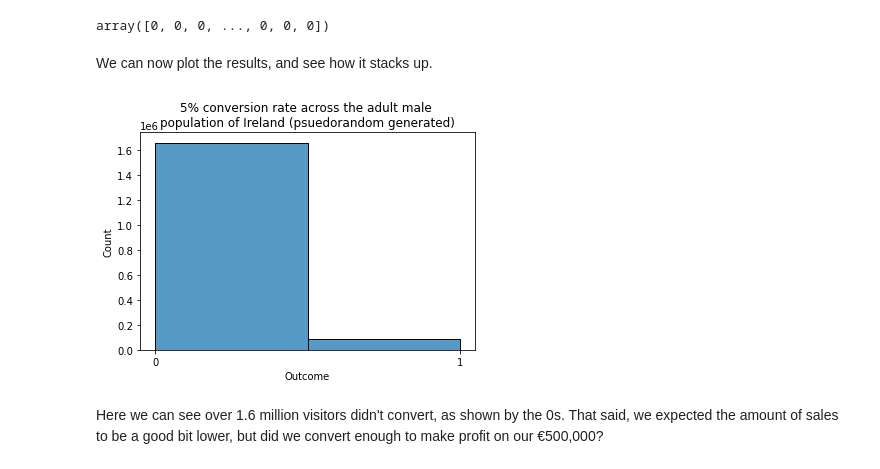
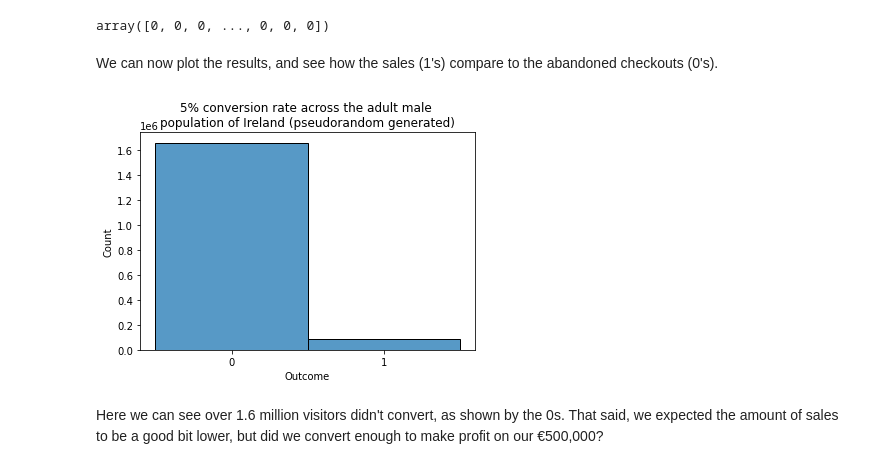
Before and after one commit to OtherBrian/pda-np.random, a Jupyter notebook: Numpy.Random.ipynb, the cells around one changed output. Saved outputs shown, nothing was run; the diff lists cells and outputs as text; code cells hidden in the pictures.

```diff
--- a/Numpy.Random.ipynb
+++ b/Numpy.Random.ipynb
@@ -1063,14 +1062,14 @@ socks_ireland
 # %% [output]
 array([0, 0, 0, ..., 0, 0, 0])
 # %% [markdown]
-We can now plot the results, and see how it stacks up.
+We can now plot the results, and see how the sales (1's) compare to the abandoned checkouts (0's).
-# %%
-ax = sns.histplot(socks_ireland, bins = 2)
-ax.set_xticks([0, 1])
-ax.set(xlabel='Outcome', ylabel='Count')
-ax.set_title("5% conversion rate across the adult male \npopulation of Ireland (pseudorandom generated)");
-# %% [output]
-[figure, removed]
+# %%
+#Setting the hist_plotting function to the variable "ax" so that I can tidy up the x axis.
+ax = hist_plotting(socks_ireland, 'Outcome', 'Count', "5% conversion rate across the adult male \npopulation of Ireland (pseudorandom generated)", discrete=True)
+
+ax.set_xticks([0, 1]);
+# %% [output]
+[figure, added]
 # %% [markdown]
 Here we can see over 1.6 million visitors didn't convert, as shown by the 0s. That said, we expected the amount of sales to be a good bit lower, but did we convert enough to make profit on our €500,000?
 # %%
```
Also changed, not shown: parts of 17 cells of this notebook.
